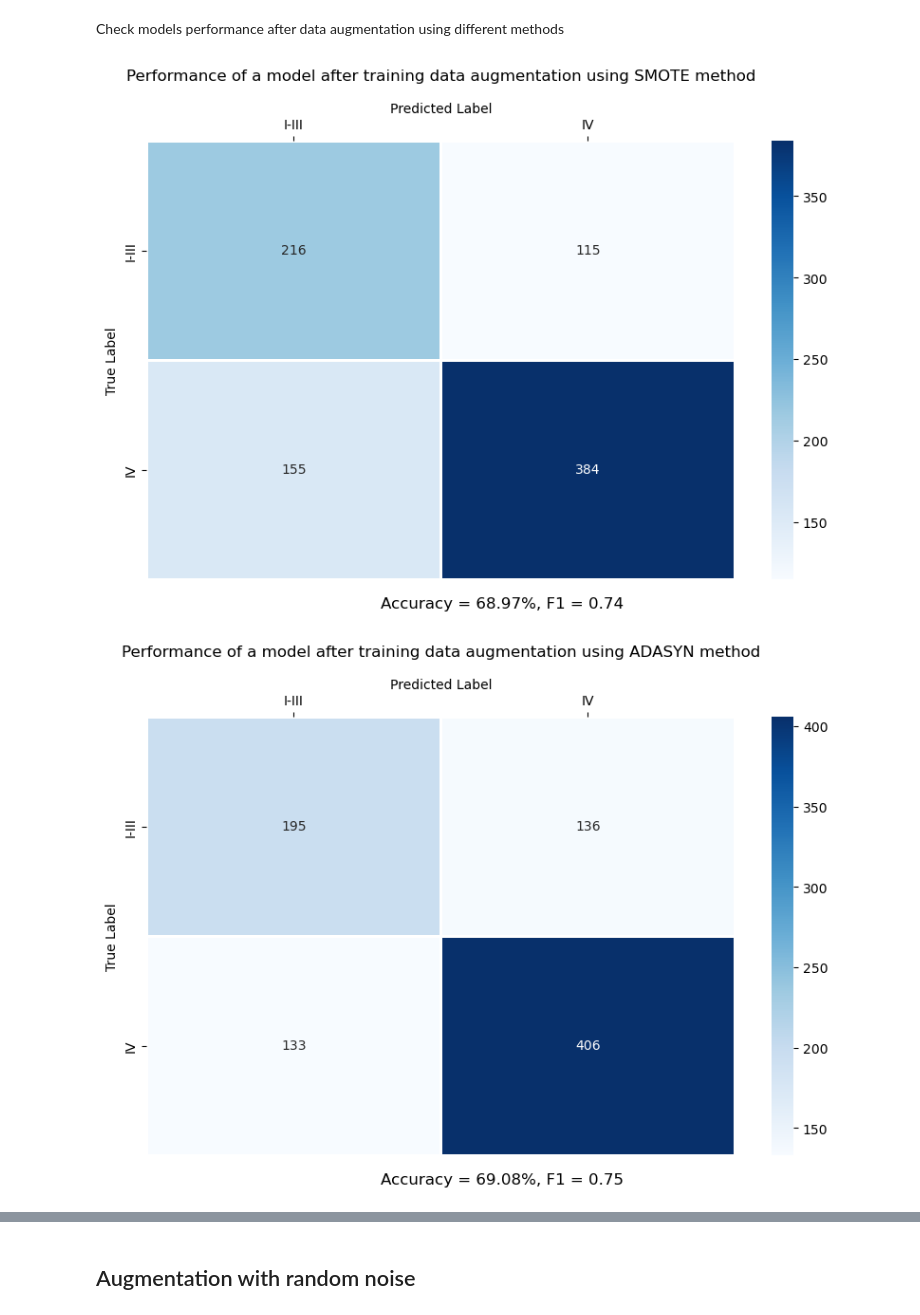
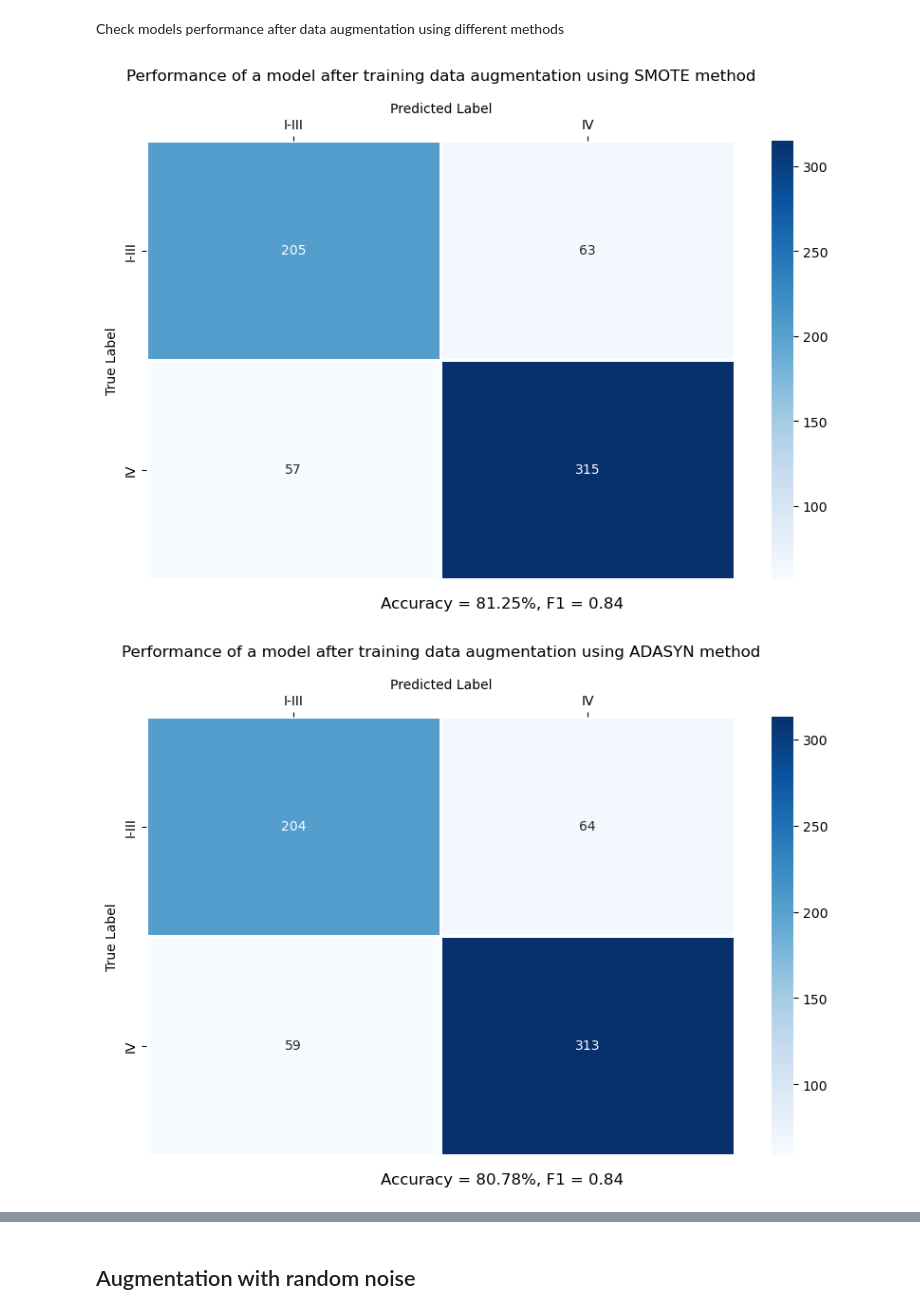
Before and after one commit to CyperStone/cancer-stage-prediction, a Jupyter notebook: notebooks/data_augmentation.ipynb, the cells around one changed output, grey strips where cells are left out. Saved outputs shown, nothing was run; the diff lists cells and outputs as text; code cells hidden in the pictures.

Commit message:
reduce number of input columns using the lists of best features from dimensionality reduction experiments

```diff
--- a/notebooks/data_augmentation.ipynb
+++ b/notebooks/data_augmentation.ipynb
@@ -34,7 +36,7 @@ output_dir_binary = '../results/updated_data/stable_features/data_augmentation/b
 # %% [markdown]
 Load training data (after dimensionality reduction)
 # %%
-data_path = '../data/cleaned/updated/stable_features/'
+data_path = '../data/cleaned/original/'
 
 train = pd.read_csv(os.path.join(data_path, 'train.csv'), sep=';')
 train.info()
@@ -160,0 +162,23 @@ def plot_confusion_matrix(cm, labels, title, scores_subtitle, output_path=None):
+# %%
+X_train_multiclass = train.copy(deep=True)
+
+labels_encoding_multiclass = {
+    'I': 0,
+    'II': 1,
+    'III': 2,
+    'IV': 3
+}
+y_train_multiclass = X_train_multiclass['Stage'].map(labels_encoding_multiclass)
+
+stratification_groups_multiclass = X_train_multiclass.apply(lambda row: f"{row['Group'].replace(' ', '_')}_{row['Stage']}", axis=1)
+X_train_multiclass = X_train_multiclass.drop(columns=['ID', 'Sex', 'Age', 'Group', 'Stage'])
+
+best_features_folder_path = '../results/original_data/dimensionality_reduction/multiclass/'
+best_features_filename = 'feature_importances_backward_elimination_3_iteration_used_features.obj'
+with open (os.path.join(best_features_folder_path, best_features_filename), 'rb') as file:
+    best_features = pickle.load(file)
+
+X_train_reduced_multiclass = X_train_multiclass.loc[:, best_features]
+X_train_reduced_multiclass['Stage'] = y_train_multiclass.values
+
+X_train_reduced_multiclass.info(verbose=False)
@@ -207,14 +282,13 @@ over_samplers = (
     ADASYN(random_state=random_state),
     BorderlineSMOTE(random_state=random_state),
     SVMSMOTE(random_state=random_state),
-#     KMeansSMOTE(random_state=random_state),
     SMOTETomek(random_state=random_state),
 )
 
 for over_sampler in over_samplers:
     objective_func = partial(
         objective,
-        X_train=X_train_reducted_multiclass,
+        X_train=X_train_reduced_multiclass,
         stratification_groups=stratification_groups_multiclass,
         xgb_config=xgb_config,
         scoring=scoring_func,
@@ -228,13 +302,13 @@ for over_sampler in over_samplers:
 
     y_pred = stratified_cross_val_predict(
         estimator=best_xgb,
-        df=X_train_reducted_multiclass,
+        df=X_train_reduced_multiclass,
         stratification_groups=stratification_groups_multiclass,
         label_col='Stage',
         over_sampler=over_sampler,
-        n_splits=5
+        n_splits=10
     )
-    y_true = list(X_train_reducted_multiclass['Stage'].values)
+    y_true = list(X_train_reduced_multiclass['Stage'].values)
     labels = list(labels_encoding_multiclass.keys())
 
     accuracy = accuracy_score(y_true, y_pred.astype(int))
@@ -300,46 +346,45 @@ over_samplers = (
     ADASYN(random_state=random_state),
     BorderlineSMOTE(random_state=random_state),
     SVMSMOTE(random_state=random_state),
-#     KMeansSMOTE(random_state=random_state),
     SMOTETomek(random_state=random_state),
 )
 
 for over_sampler in over_samplers:
     objective_func = partial(
         objective,
-        X_train=X_train_reducted_binary,
+        X_train=X_train_reduced_binary,
         stratification_groups=stratification_groups_binary,
         xgb_config=xgb_config,
         scoring=scoring_func,
         over_sampler=over_sampler
     )
     study = optuna.create_study(direction='maximize')
     study.optimize(objective_func, n_trials=50)
 
     best_params = {**study.best_params, **xgb_config}
     best_xgb = XGBClassifier(**best_params)
 
     y_pred = stratified_cross_val_predict(
         estimator=best_xgb,
-        df=X_train_reducted_binary,
+        df=X_train_reduced_binary,
         stratification_groups=stratification_groups_binary,
         label_col='Stage',
         over_sampler=over_sampler,
-        n_splits=5
+        n_splits=10
     )
-    y_true = list(X_train_reducted_binary['Stage'].values)
+    y_true = list(X_train_reduced_binary['Stage'].values)
     labels = list(labels_encoding_binary.keys())
 
     accuracy = accuracy_score(y_true, y_pred.astype(int))
     f1 = f1_score(y_true, y_pred.astype(int))
     cm = confusion_matrix(y_true, y_pred.astype(int))
 
     over_sampler_name = over_sampler.__class__.__name__
     title = f'Performance of a model after training data augmentation using {over_sampler_name} method'
     scores_subtitle = f'Accuracy = {accuracy*100:.2f}%, F1 = {f1:.2f}'
 
     filename = f'{over_sampler_name}.png'
     plot_confusion_matrix(cm, labels, title, scores_subtitle, output_path=os.path.join(output_dir_binary, filename))
 # %% [output]
-[figure, old version]
+[figure, new version]
-[figure, old version]
+[figure, new version]
```
Also changed, not shown: parts of 31 cells of this notebook.
